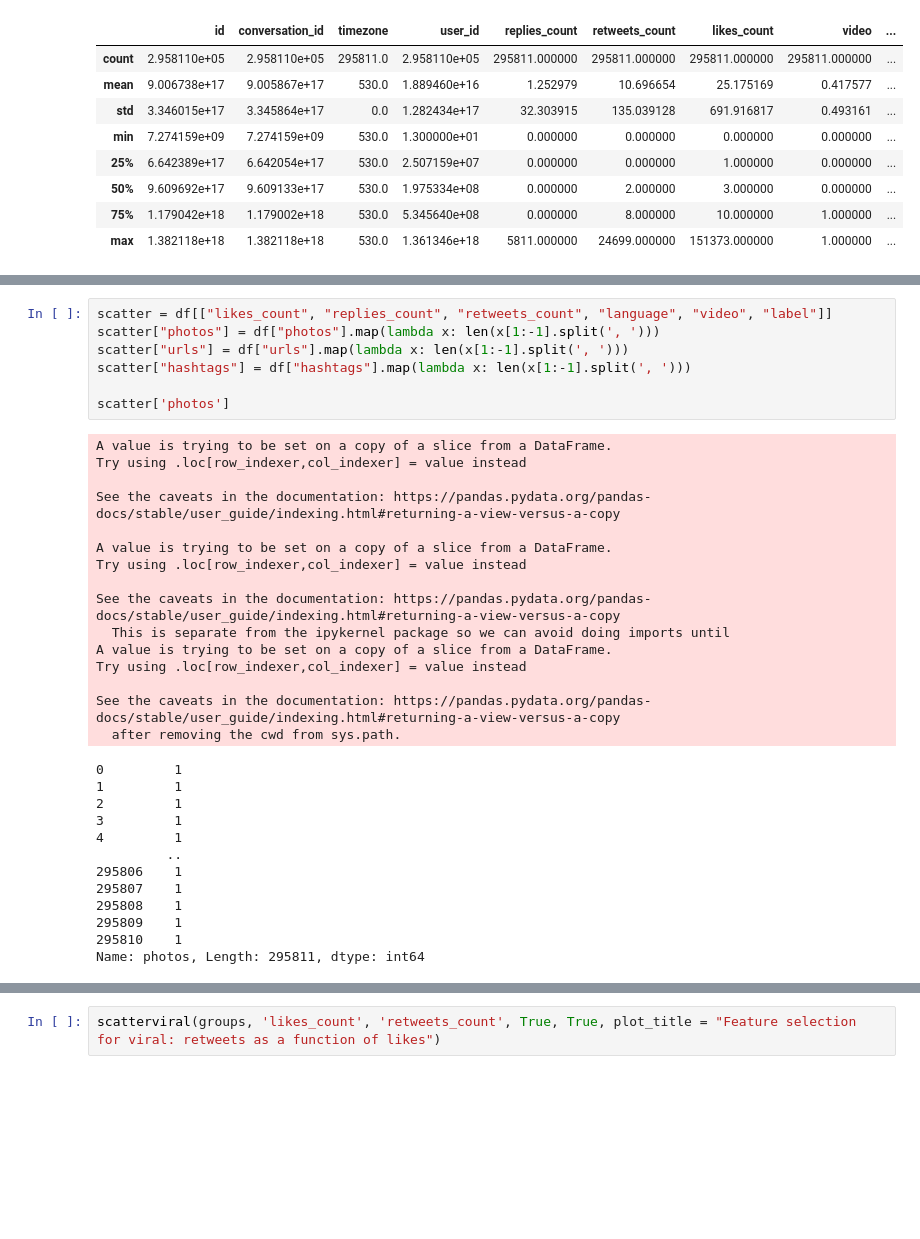
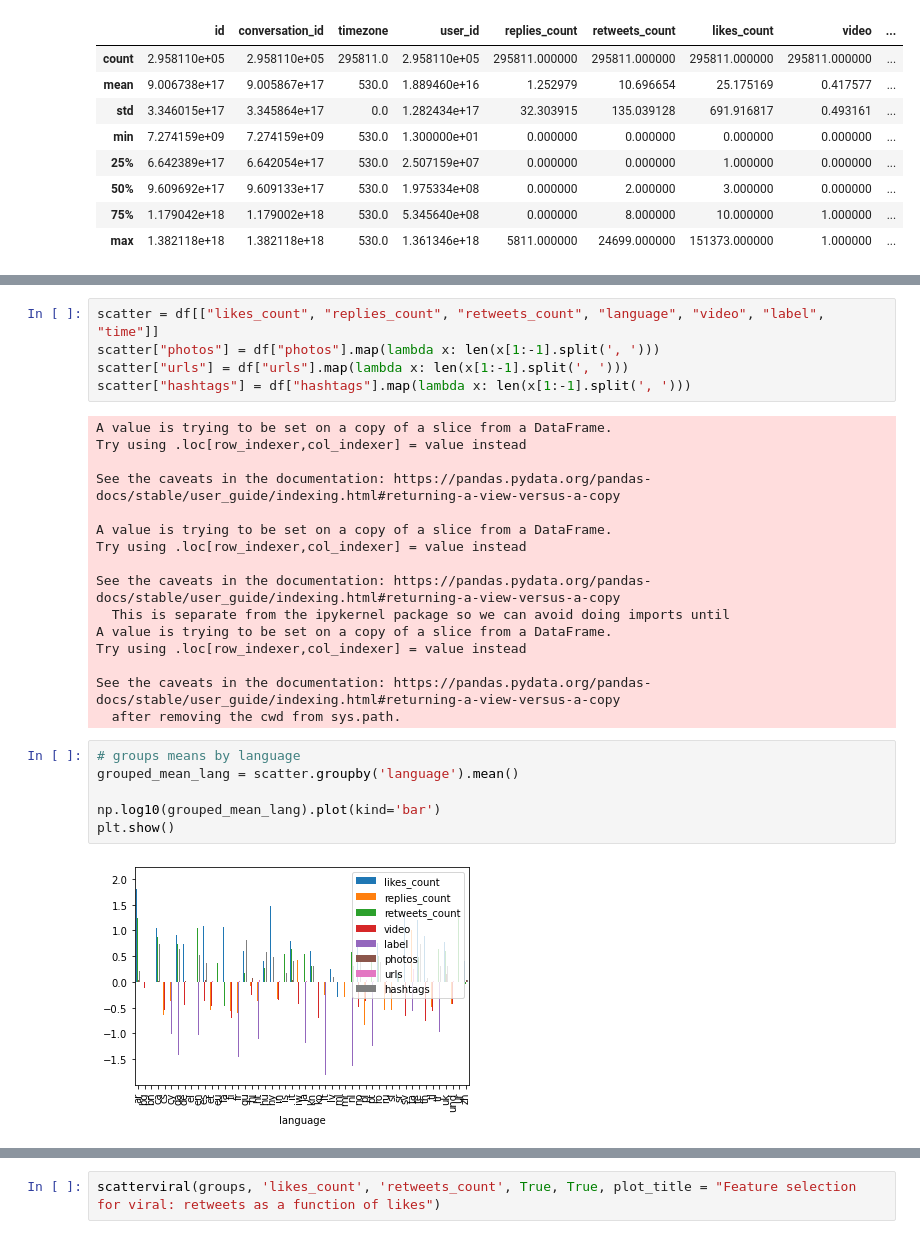
Before and after one commit to yesidc/MLinPractice, a Jupyter notebook: script/Visualizations/visualizations.ipynb, the cells around one changed output, grey strips where cells are left out. Saved outputs shown, nothing was run; the diff lists cells and outputs as text; blank space fills up the shorter version.

```diff
--- a/script/Visualizations/visualizations.ipynb
+++ b/script/Visualizations/visualizations.ipynb
@@ -21,10 +47,8 @@ df.describe()
 # %%
-scatter = df[["likes_count", "replies_count", "retweets_count", "language", "video", "label"]]
+scatter = df[["likes_count", "replies_count", "retweets_count", "language", "video", "label", "time"]]
 scatter["photos"] = df["photos"].map(lambda x: len(x[1:-1].split(', ')))
 scatter["urls"] = df["urls"].map(lambda x: len(x[1:-1].split(', ')))
 scatter["hashtags"] = df["hashtags"].map(lambda x: len(x[1:-1].split(', ')))
-
-scatter['photos']
 # %% [output]
 A value is trying to be set on a copy of a slice from a DataFrame.
 Try using .loc[row_indexer,col_indexer] = value instead
@@ -41,15 +65,11 @@ Try using .loc[row_indexer,col_indexer] = value instead
 
 See the caveats in the documentation: https://pandas.pydata.org/pandas-docs/stable/user_guide/indexing.html#returning-a-view-versus-a-copy
   after removing the cwd from sys.path.
-0         1
-1         1
-2         1
-3         1
-4         1
-         ..
-295806    1
-295807    1
-295808    1
-295809    1
-295810    1
-Name: photos, Length: 295811, dtype: int64
+# %%
+# groups means by language
+grouped_mean_lang = scatter.groupby('language').mean()
+
+np.log10(grouped_mean_lang).plot(kind='bar')
+plt.show()
+# %% [output]
+[figure, added]
```
Also changed, not shown: parts of 9 cells of this notebook, 1 other file.
